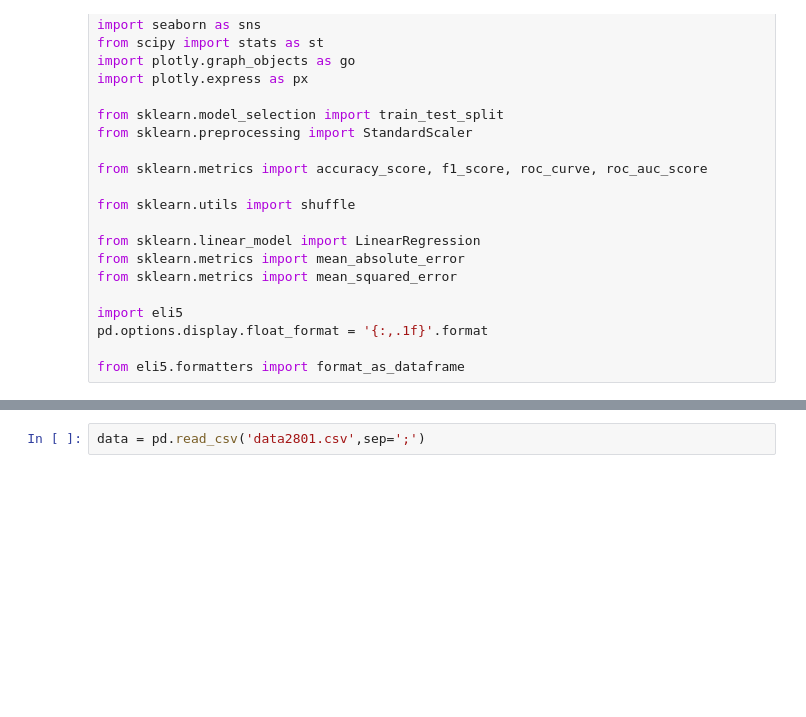
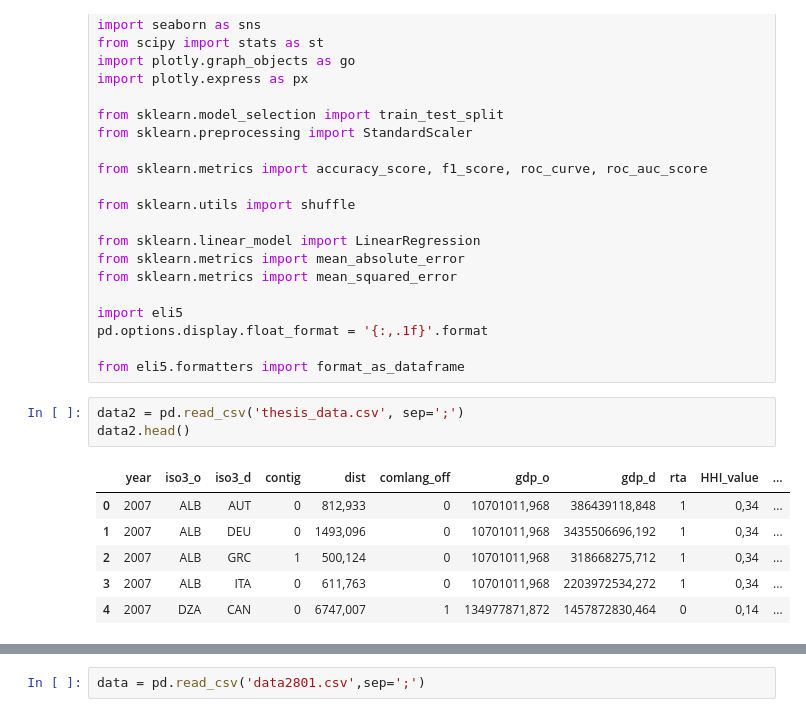
Before and after one commit to makcfd/angela-thesis, a Jupyter notebook: Regression_for_pharma_additional_formula.ipynb, the cells around one changed output, grey strips where cells are left out. Saved outputs shown, nothing was run; the diff lists cells and outputs as text; blank space fills up the shorter version.

```diff
--- a/Regression_for_pharma_additional_formula.ipynb
+++ b/Regression_for_pharma_additional_formula.ipynb
@@ -22,3 +22,13 @@ import eli5
 pd.options.display.float_format = '{:,.1f}'.format
 
 from eli5.formatters import format_as_dataframe
+# %%
+data2 = pd.read_csv('thesis_data.csv', sep=';')
+data2.head()
+# %% [output]
+|  | year | iso3_o | iso3_d | contig | dist | comlang_off | gdp_o | gdp_d | rta | HHI_value | ... |
+| 0 | 2007 | ALB | AUT | 0 | 812,933 | 0 | 10701011,968 | 386439118,848 | 1 | 0,34 | ... |
+| 1 | 2007 | ALB | DEU | 0 | 1493,096 | 0 | 10701011,968 | 3435506696,192 | 1 | 0,34 | ... |
+| 2 | 2007 | ALB | GRC | 1 | 500,124 | 0 | 10701011,968 | 318668275,712 | 1 | 0,34 | ... |
+| 3 | 2007 | ALB | ITA | 0 | 611,763 | 0 | 10701011,968 | 2203972534,272 | 1 | 0,34 | ... |
+| 4 | 2007 | DZA | CAN | 0 | 6747,007 | 1 | 134977871,872 | 1457872830,464 | 0 | 0,14 | ... |
```
Also changed, not shown: parts of 1 cell of this notebook, 3 other files.
